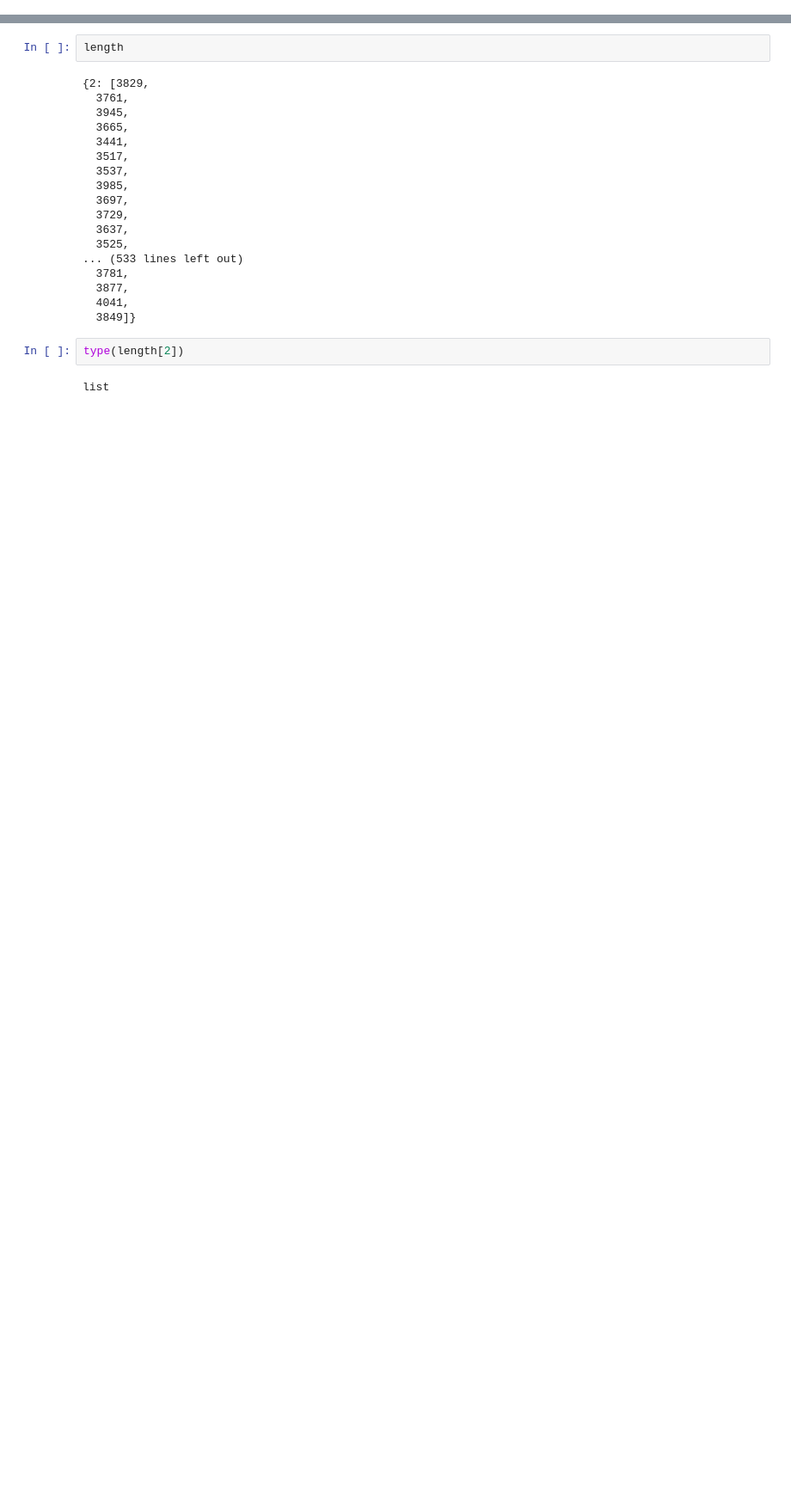
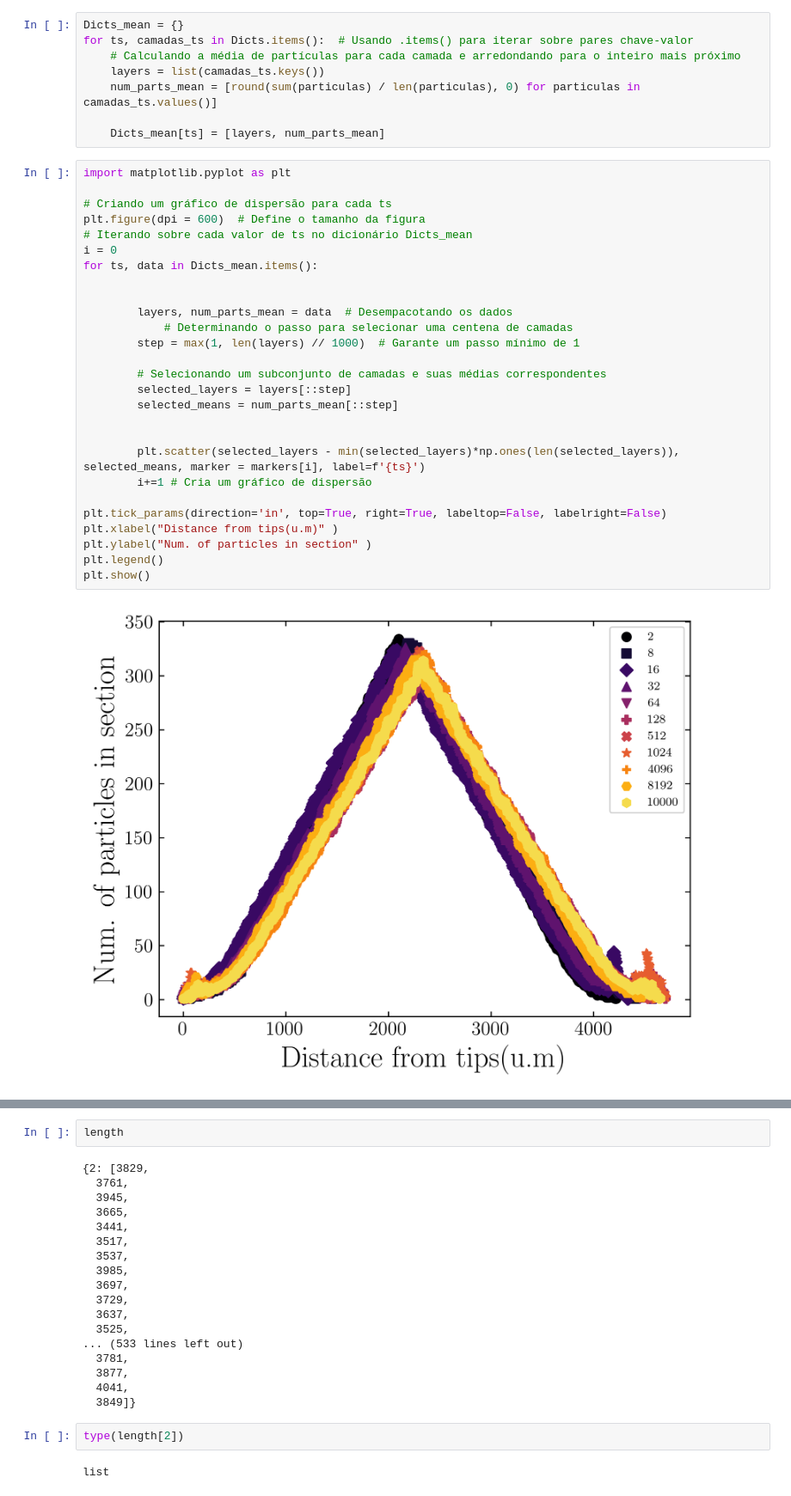
Before and after one commit to michaelsouza/dla-collagen, a Jupyter notebook: codigo_finalizado/fibril_properties.ipynb, the cells around one changed output, grey strips where cells are left out. Shown at 86% size. Saved outputs shown, nothing was run; the diff lists cells and outputs as text; blank space fills up the shorter version.

```diff
--- a/codigo_finalizado/fibril_properties.ipynb
+++ b/codigo_finalizado/fibril_properties.ipynb
@@ -189,0 +88,37 @@ for ts in sorted(DF.keys()):
+# %%
+Dicts_mean = {}
+for ts, camadas_ts in Dicts.items():  # Usando .items() para iterar sobre pares chave-valor
+    # Calculando a média de partículas para cada camada e arredondando para o inteiro mais próximo
+    layers = list(camadas_ts.keys())
+    num_parts_mean = [round(sum(particulas) / len(particulas), 0) for particulas in camadas_ts.values()]
+
+    Dicts_mean[ts] = [layers, num_parts_mean]
+# %%
+import matplotlib.pyplot as plt
+
+# Criando um gráfico de dispersão para cada ts
+plt.figure(dpi = 600)  # Define o tamanho da figura
+# Iterando sobre cada valor de ts no dicionário Dicts_mean
+i = 0
+for ts, data in Dicts_mean.items():
+
+
+        layers, num_parts_mean = data  # Desempacotando os dados
+            # Determinando o passo para selecionar uma centena de camadas
+        step = max(1, len(layers) // 1000)  # Garante um passo mínimo de 1
+
+        # Selecionando um subconjunto de camadas e suas médias correspondentes
+        selected_layers = layers[::step]
+        selected_means = num_parts_mean[::step]
+
+
+        plt.scatter(selected_layers - min(selected_layers)*np.ones(len(selected_layers)), selected_means, marker = markers[i], label=f'{ts}')
+        i+=1 # Cria um gráfico de dispersão
+
+plt.tick_params(direction='in', top=True, right=True, labeltop=False, labelright=False)
+plt.xlabel("Distance from tips(u.m)" )
+plt.ylabel("Num. of particles in section" )
+plt.legend()
+plt.show()
+# %% [output]
+[figure, added]
```
Also changed, not shown: parts of 16 cells of this notebook, 16 other files.
